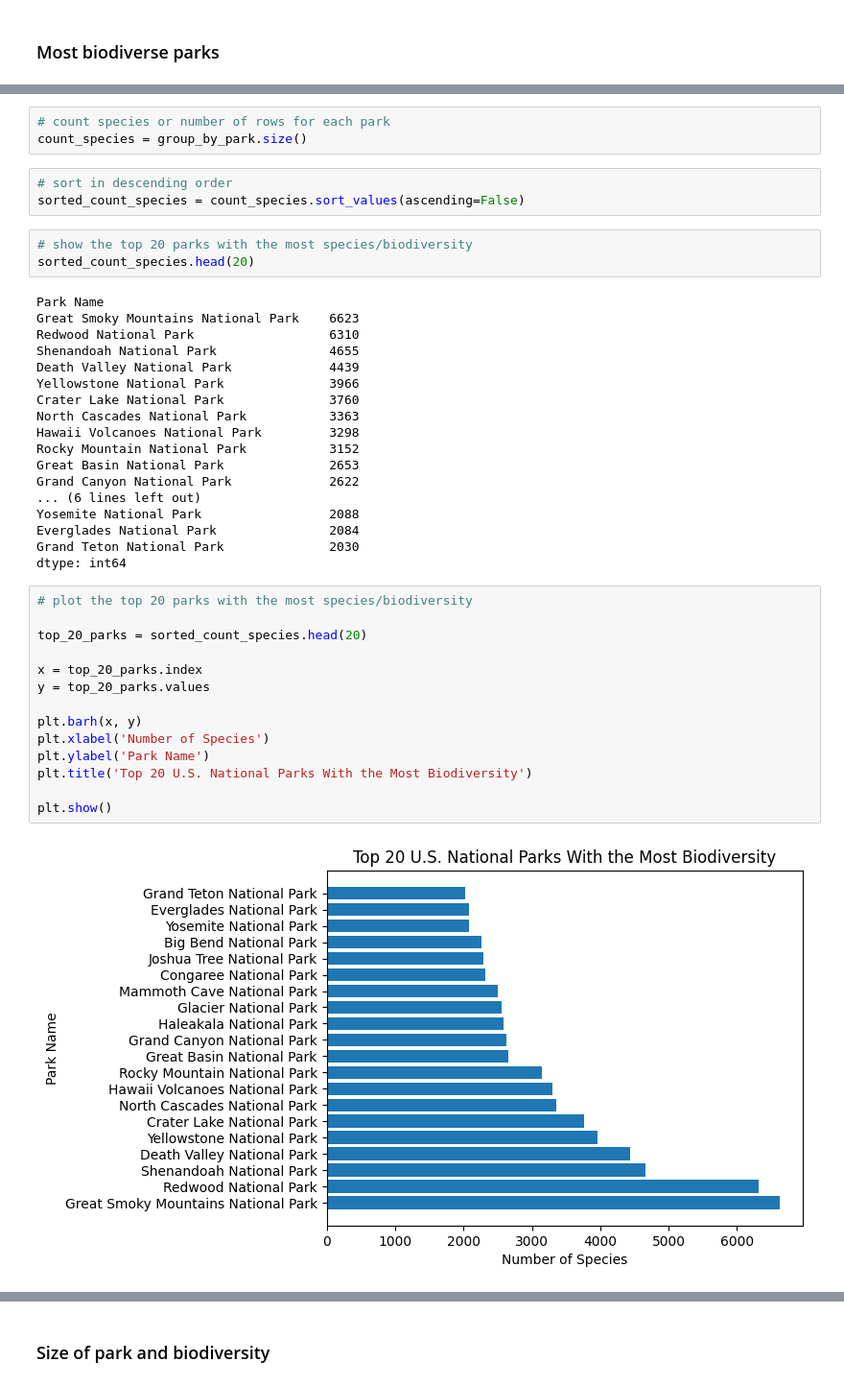
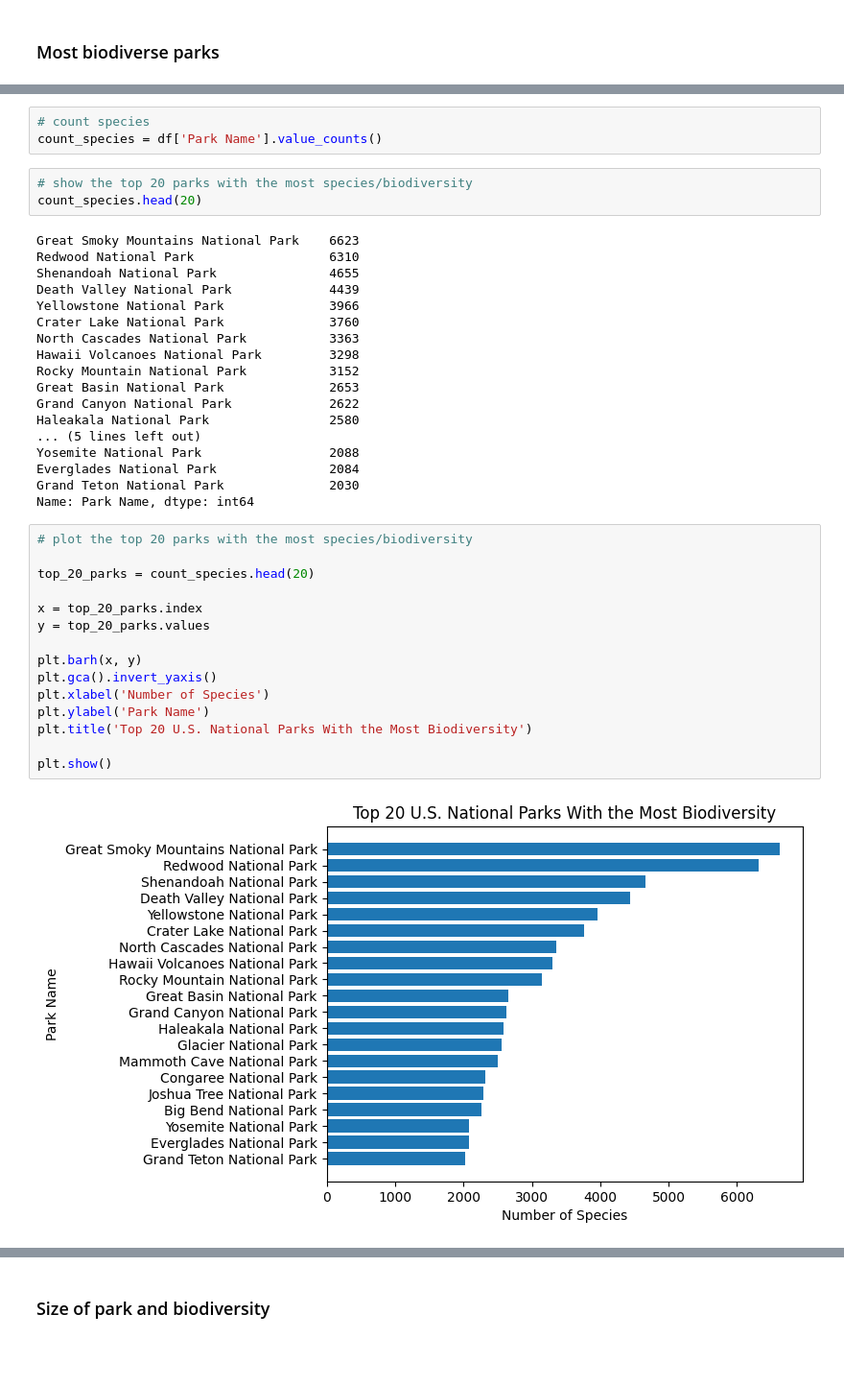
Before and after one commit to slee502/Biodiversity_in_Parks, a Jupyter notebook: Biodiversity_Project.ipynb, the cells around one changed output, grey strips where cells are left out. Shown at 96% size. Drawn from its saved outputs; the diff is of its cells as text; blank space fills up the shorter version.

```diff
--- a/Biodiversity_Project.ipynb
+++ b/Biodiversity_Project.ipynb
@@ -89,14 +86,10 @@ group_by_park = df.groupby('Park Name')
 # %%
-# count species or number of rows for each park
-count_species = group_by_park.size()
+# count species
+count_species = df['Park Name'].value_counts()
-# %%
-# sort in descending order
-sorted_count_species = count_species.sort_values(ascending=False)
 # %%
 # show the top 20 parks with the most species/biodiversity
-sorted_count_species.head(20)
+count_species.head(20)
 # %% [output]
-Park Name
 Great Smoky Mountains National Park    6623
 Redwood National Park                  6310
 Shenandoah National Park               4655
@@ -108,24 +101,26 @@ Hawaii Volcanoes National Park         3298
 Rocky Mountain National Park           3152
 Great Basin National Park              2653
 Grand Canyon National Park             2622
-... (6 lines left out)
+Haleakala National Park                2580
+... (5 lines left out)
 Yosemite National Park                 2088
 Everglades National Park               2084
 Grand Teton National Park              2030
-dtype: int64
+Name: Park Name, dtype: int64
 # %%
 # plot the top 20 parks with the most species/biodiversity
 
-top_20_parks = sorted_count_species.head(20)
+top_20_parks = count_species.head(20)
 
 x = top_20_parks.index
 y = top_20_parks.values
 
 plt.barh(x, y)
+plt.gca().invert_yaxis()
 plt.xlabel('Number of Species')
 plt.ylabel('Park Name')
 plt.title('Top 20 U.S. National Parks With the Most Biodiversity')
 
 plt.show()
 # %% [output]
-[figure, old version]
+[figure, new version]
```
Also changed, not shown: parts of 14 cells of this notebook.
